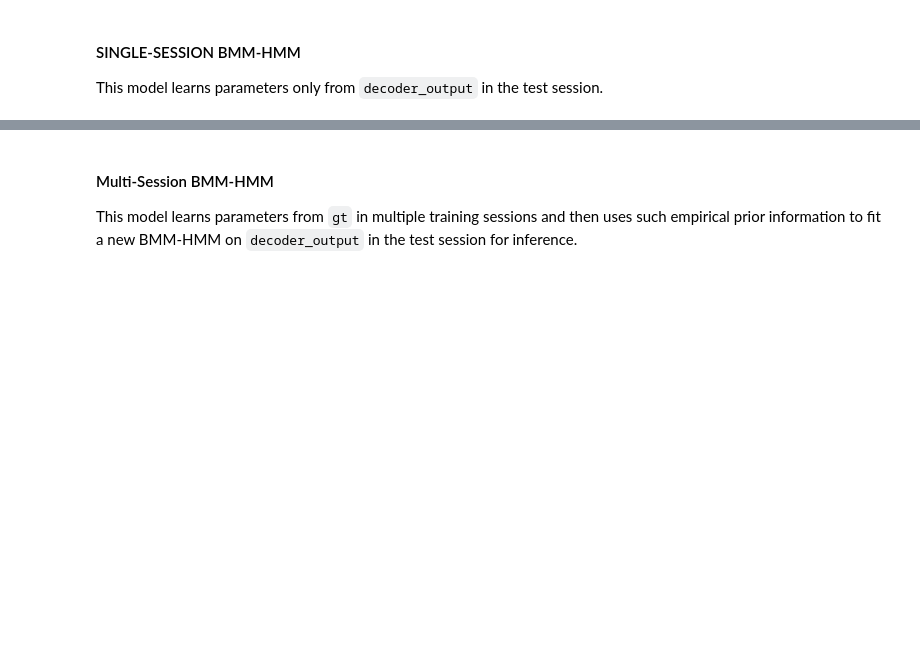
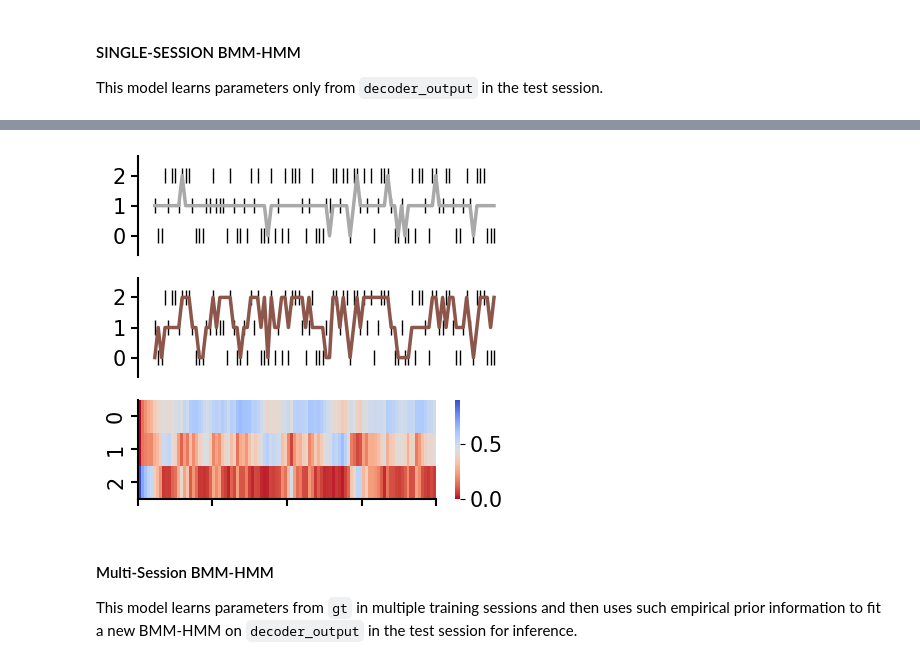
Before and after one commit to yzhang511/neural_decoding, a Jupyter notebook: notebooks/BMM-HMM-example.ipynb, the cells around one changed output, grey strips where cells are left out. Saved outputs shown, nothing was run; the diff lists cells and outputs as text; code cells hidden in the pictures; blank space fills up the shorter version.

```diff
--- a/notebooks/BMM-HMM-example.ipynb
+++ b/notebooks/BMM-HMM-example.ipynb
@@ -89,7 +89,7 @@ decoder_output_lst = np.array(decoder_output_lst, dtype=object)
 #### SINGLE-SESSION BMM-HMM
 This model learns parameters only from `decoder_output` in the test session.
 # %%
-test_pid = "746083955"
+test_pid = "721123822"
 test_idx = np.where(np.array(pids) == test_pid)[0][0]
 test_decoder_output = decoder_output_lst[test_idx].squeeze()
 test_gt = gt_lst[test_idx].squeeze()
@@ -135,10 +137,10 @@ states = states / states.sum(1).reshape(-1,1)
 states[np.isnan(states)] = np.tile(np.nanmean(states, 0), int(len(states[np.isnan(states)])/states.shape[1]))
 single_sess_preds, single_sess_probs = posterior_inference(bmm_hmm, test_decoder_output)
 
-test_decoder_output = inverse_transform_probabilities(test_decoder_output).argmax(1)
-single_sess_probs = inverse_transform_probabilities(single_sess_probs).argmax(1)
+# test_decoder_output = inverse_transform_probabilities(test_decoder_output).argmax(1)
+# single_sess_probs = inverse_transform_probabilities(single_sess_probs).argmax(1)
 
-print('-------------------')
-print('Original decoding accuracy (before single-session BMM-HMM): ', accuracy_score(test_gt, test_decoder_output))
-print('Improved decoding accuracy (after single-session BMM-HMM): ', accuracy_score(test_gt, single_sess_probs))
-print("Improvement: ", accuracy_score(test_gt, single_sess_probs) - accuracy_score(test_gt, test_decoder_output))
+# print('-------------------')
+# print('Original decoding accuracy (before single-session BMM-HMM): ', accuracy_score(test_gt, test_decoder_output))
+# print('Improved decoding accuracy (after single-session BMM-HMM): ', accuracy_score(test_gt, single_sess_probs))
+# print("Improvement: ", accuracy_score(test_gt, single_sess_probs) - accuracy_score(test_gt, test_decoder_output))
@@ -144,0 +165,3 @@ print("Improvement: ", accuracy_score(test_gt, single_sess_probs) - accuracy_sco
+# %%
+test_decoder_output_ = inverse_transform_probabilities(test_decoder_output).argmax(1)
+single_sess_probs_ = inverse_transform_probabilities(single_sess_probs).argmax(1)
@@ -145,3 +174,61 @@ print("Improvement: ", accuracy_score(test_gt, single_sess_probs) - accuracy_sco
+# %%
+# Visualization of improved decoder outputs
+
+fig, axes = plt.subplots(3,1,figsize=(4.5,4))
+
+unique_values = np.unique(test_gt[:100])
+event_positions = [np.where(test_gt[:100] == val)[0] for val in unique_values]
+
+from matplotlib.colors import LinearSegmentedColormap
+colors = ['cornflowerblue', 'forestgreen', 'darkorange']
+cmap = LinearSegmentedColormap.from_list("blue-green-orange", colors)
+
+axes[0].eventplot(event_positions, colors='k', lineoffsets=np.arange(len(unique_values)), linelengths=0.5, linewidths=1)
+axes[1].eventplot(event_positions, colors='k', lineoffsets=np.arange(len(unique_values)), linelengths=0.5, linewidths=1)
+
+axes[0].plot(test_decoder_output_[:100], color="darkgrey", linewidth=2.5, label="BMM-HMM")
+
+axes[1].plot(single_sess_probs_[:100], color="tab:brown", linewidth=2.5, label="BMM-HMM")
+
+
+axes[0].set_xticks([])
+axes[0].set_yticks([])
+
+axes[0].spines['right'].set_visible(False)
+axes[0].spines['top'].set_visible(False)
+axes[0].spines['bottom'].set_visible(False)
+
+axes[1].spines['right'].set_visible(False)
+axes[1].spines['top'].set_visible(False)
+axes[1].spines['bottom'].set_visible(False)
+
+axes[1].set_xticks([])
+axes[1].set_yticks([])
+
+import seaborn as sns
+sns.heatmap(states[:100].T, cmap='coolwarm_r', vmin=0, vmax=0.9,
+            xticklabels=[], yticklabels=[0, 1, 2],
+            ax=axes[2], cbar=True)
+
+axes[2].spines['left'].set_visible(True)
+axes[2].spines['bottom'].set_visible(True)
+
+axes[2].set_xticks([0, 25, 50, 75, 100])
+
+for i in range(2):
+    axes[i].set_yticks([0, 1, 2])
+
+for i in range(3):
+    for spine in axes[i].spines.values():
+        spine.set_linewidth(1.5)
+        axes[i].tick_params(axis='x', width=1.5, length=5)
+        axes[i].tick_params(axis='y', width=1.5, length=5)
+
+plt.tight_layout()
+# plt.savefig('/burg/stats/users/yz4123/neural_decoding/notebooks/figs/gabors_latents_hmm_cbar.png', dpi=400)
+plt.show()
+# %% [output]
+[figure, added]
 # %% [markdown]
 #### Multi-Session BMM-HMM
 This model learns parameters from `gt` in multiple training sessions and then uses such empirical prior information to fit a new BMM-HMM on `decoder_output` in the test session for inference.
```
Also changed, not shown: parts of 3 cells of this notebook, 1 other file.
